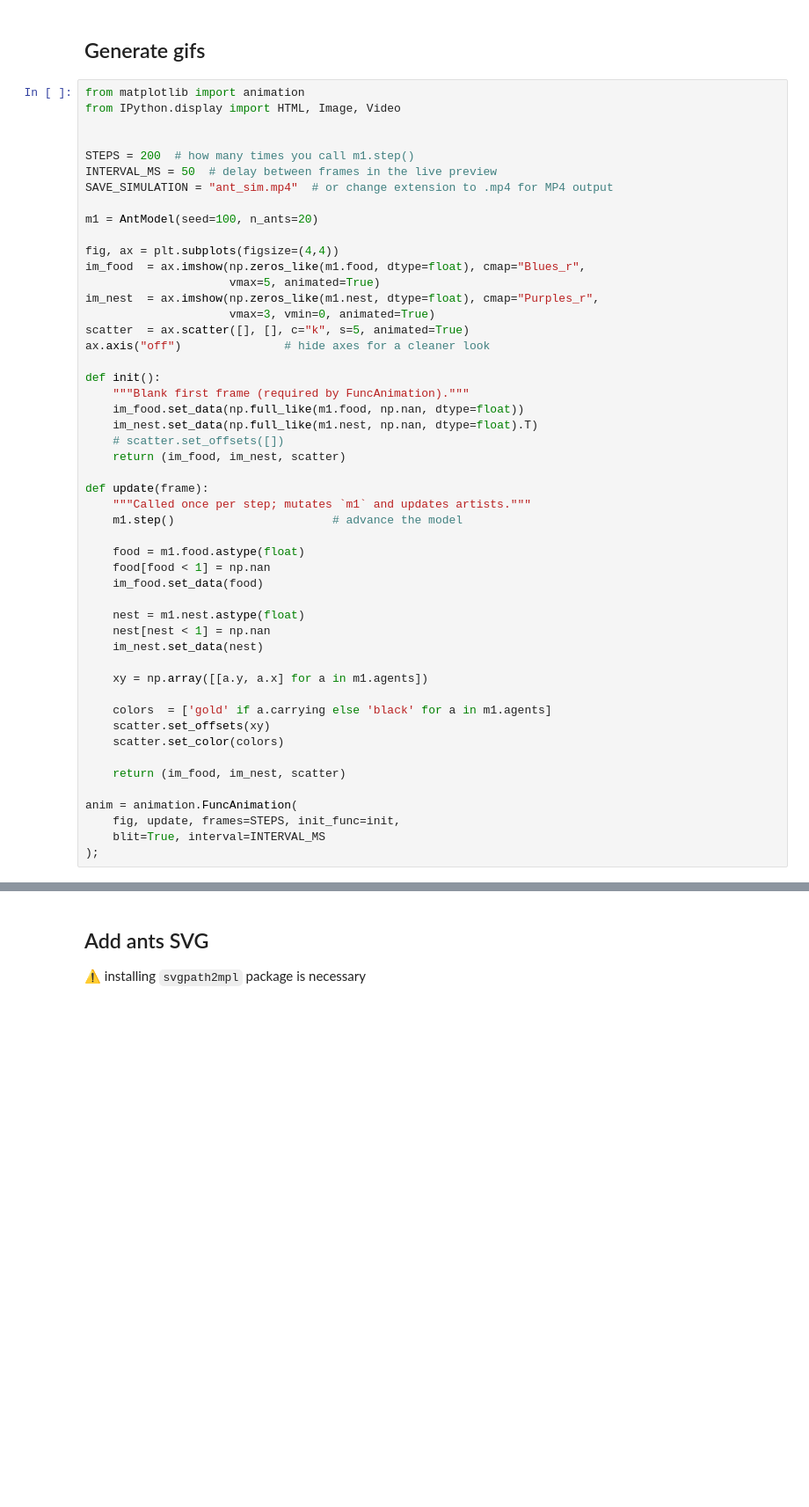
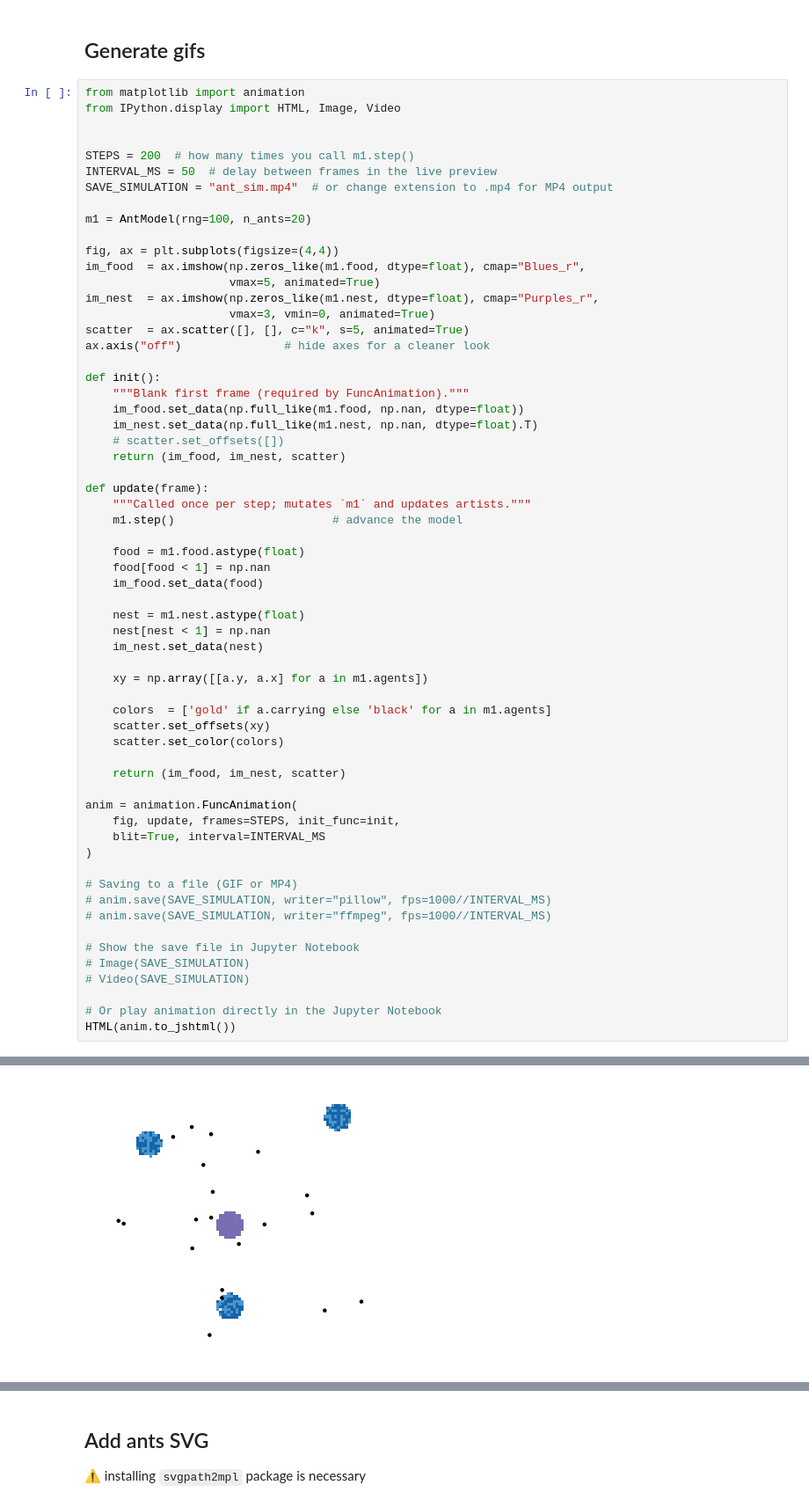
Before and after one commit to vagechirkov/Modeling-Ant-Foraging, a Jupyter notebook: Day 2/central_place_foraging.ipynb, the cells around one changed output, grey strips where cells are left out. Shown at 88% size. Saved outputs shown, nothing was run; the diff lists cells and outputs as text; blank space fills up the shorter version.

```diff
--- a/Day 2/central_place_foraging.ipynb
+++ b/Day 2/central_place_foraging.ipynb
@@ -259,7 +53,7 @@ STEPS = 200  # how many times you call m1.step()
 INTERVAL_MS = 50  # delay between frames in the live preview
 SAVE_SIMULATION = "ant_sim.mp4"  # or change extension to .mp4 for MP4 output
 
-m1 = AntModel(seed=100, n_ants=20)
+m1 = AntModel(rng=100, n_ants=20)
 
 fig, ax = plt.subplots(figsize=(4,4))
 im_food  = ax.imshow(np.zeros_like(m1.food, dtype=float), cmap="Blues_r",
@@ -274,31 +68,43 @@ def init():
     im_food.set_data(np.full_like(m1.food, np.nan, dtype=float))
     im_nest.set_data(np.full_like(m1.nest, np.nan, dtype=float).T)
     # scatter.set_offsets([])
     return (im_food, im_nest, scatter)
 
 def update(frame):
     """Called once per step; mutates `m1` and updates artists."""
     m1.step()                       # advance the model
 
     food = m1.food.astype(float)
     food[food < 1] = np.nan
     im_food.set_data(food)
 
     nest = m1.nest.astype(float)
     nest[nest < 1] = np.nan
     im_nest.set_data(nest)
 
     xy = np.array([[a.y, a.x] for a in m1.agents])
 
     colors  = ['gold' if a.carrying else 'black' for a in m1.agents]
     scatter.set_offsets(xy)
     scatter.set_color(colors)
 
     return (im_food, im_nest, scatter)
 
 anim = animation.FuncAnimation(
     fig, update, frames=STEPS, init_func=init,
     blit=True, interval=INTERVAL_MS
-);
+)
+
+# Saving to a file (GIF or MP4)
+# anim.save(SAVE_SIMULATION, writer="pillow", fps=1000//INTERVAL_MS)
+# anim.save(SAVE_SIMULATION, writer="ffmpeg", fps=1000//INTERVAL_MS)
+
+# Show the save file in Jupyter Notebook
+# Image(SAVE_SIMULATION)
+# Video(SAVE_SIMULATION)
+
+# Or play animation directly in the Jupyter Notebook
+HTML(anim.to_jshtml())
 # %% [output]
 [interactive output not drawn]
+[figure, added]
```
Also changed, not shown: parts of 17 cells of this notebook, 1 other file.
